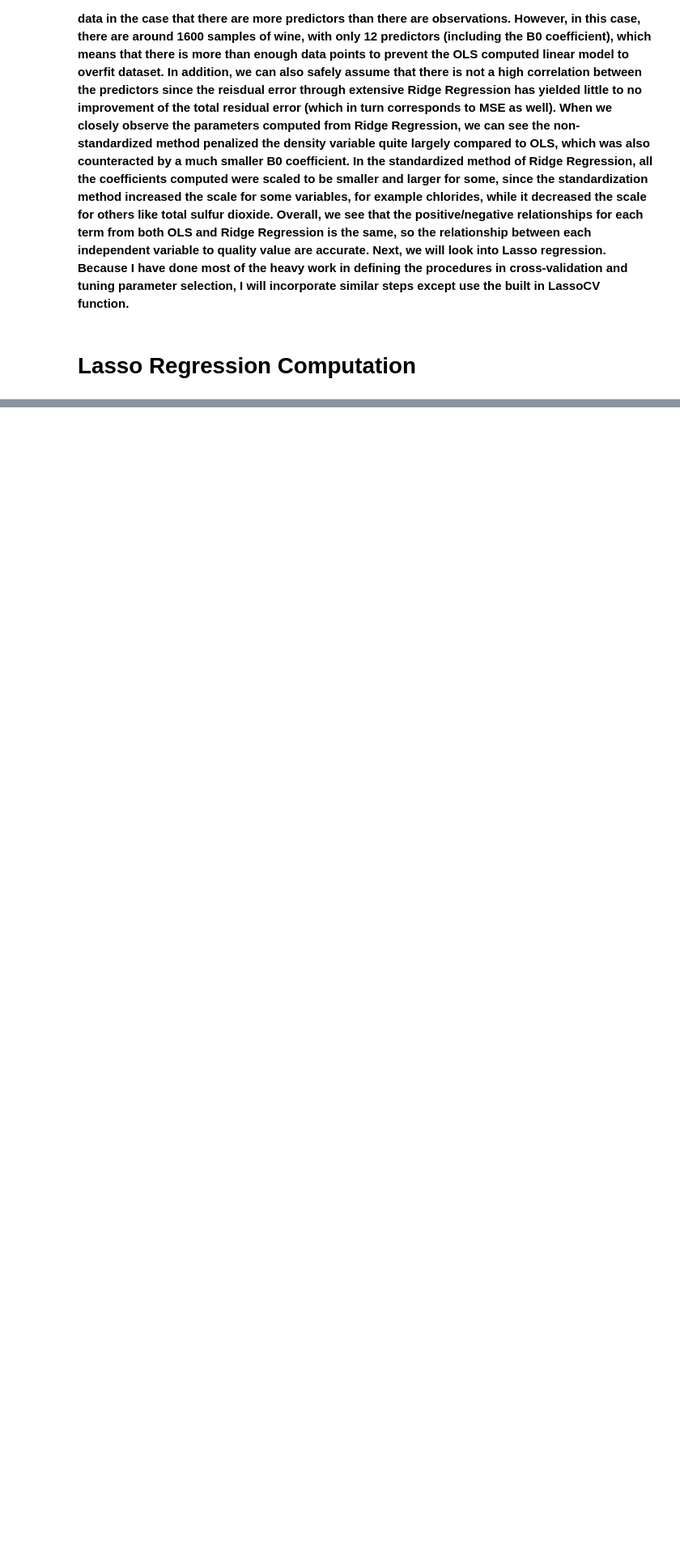
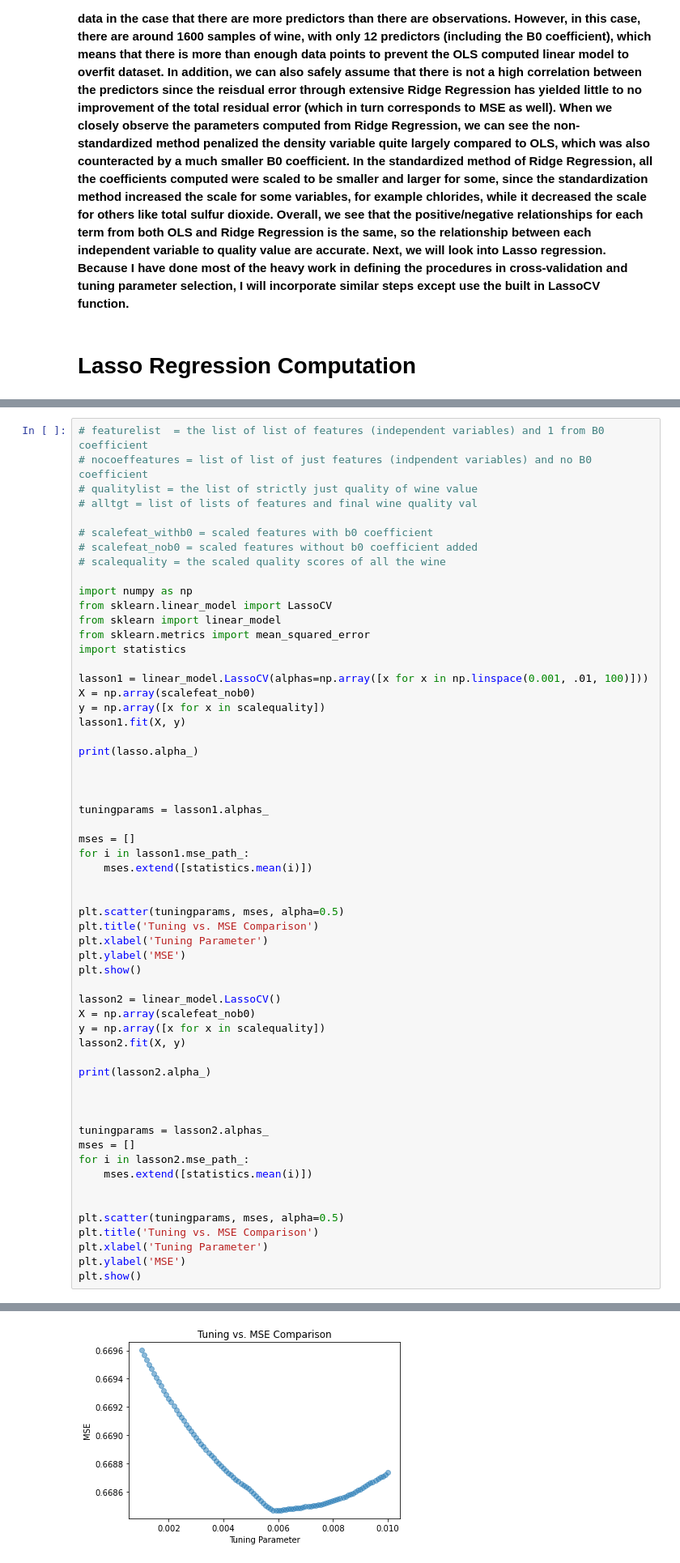
Before and after one commit to ethanhowang/IEOR165project, a Jupyter notebook: WineAnalysis.ipynb, the cells around one changed output, grey strips where cells are left out. Shown at 81% size. Drawn from its saved outputs; the diff is of its cells as text; blank space fills up the shorter version.

```diff
--- a/WineAnalysis.ipynb
+++ b/WineAnalysis.ipynb
@@ -942,0 +1015,59 @@ lasso.alpha_
+# %%
+# featurelist  = the list of list of features (independent variables) and 1 from B0 coefficient
+# nocoeffeatures = list of list of just features (indpendent variables) and no B0 coefficient
+# qualitylist = the list of strictly just quality of wine value
+# alltgt = list of lists of features and final wine quality val
+
+# scalefeat_withb0 = scaled features with b0 coefficient
+# scalefeat_nob0 = scaled features without b0 coefficient added
+# scalequality = the scaled quality scores of all the wine
+
+import numpy as np
+from sklearn.linear_model import LassoCV
+from sklearn import linear_model
+from sklearn.metrics import mean_squared_error
+import statistics
+
+lasson1 = linear_model.LassoCV(alphas=np.array([x for x in np.linspace(0.001, .01, 100)]))
+X = np.array(scalefeat_nob0)
+y = np.array([x for x in scalequality])
+lasson1.fit(X, y)
+
+print(lasso.alpha_)
+
+
+
+tuningparams = lasson1.alphas_
+
+mses = []
+for i in lasson1.mse_path_:
+    mses.extend([statistics.mean(i)])
+
+
+plt.scatter(tuningparams, mses, alpha=0.5)
+plt.title('Tuning vs. MSE Comparison')
+plt.xlabel('Tuning Parameter')
+plt.ylabel('MSE')
+plt.show()
+
+lasson2 = linear_model.LassoCV()
+X = np.array(scalefeat_nob0)
+y = np.array([x for x in scalequality])
+lasson2.fit(X, y)
+
+print(lasson2.alpha_)
+
+
+
+tuningparams = lasson2.alphas_
+mses = []
+for i in lasson2.mse_path_:
+    mses.extend([statistics.mean(i)])
+
+
+plt.scatter(tuningparams, mses, alpha=0.5)
+plt.title('Tuning vs. MSE Comparison')
+plt.xlabel('Tuning Parameter')
+plt.ylabel('MSE')
+plt.show()
+# %% [output]
@@ -942,0 +1075 @@ lasso.alpha_
+[figure, added]
```
Also changed, not shown: parts of 13 cells of this notebook, 6 other files.
